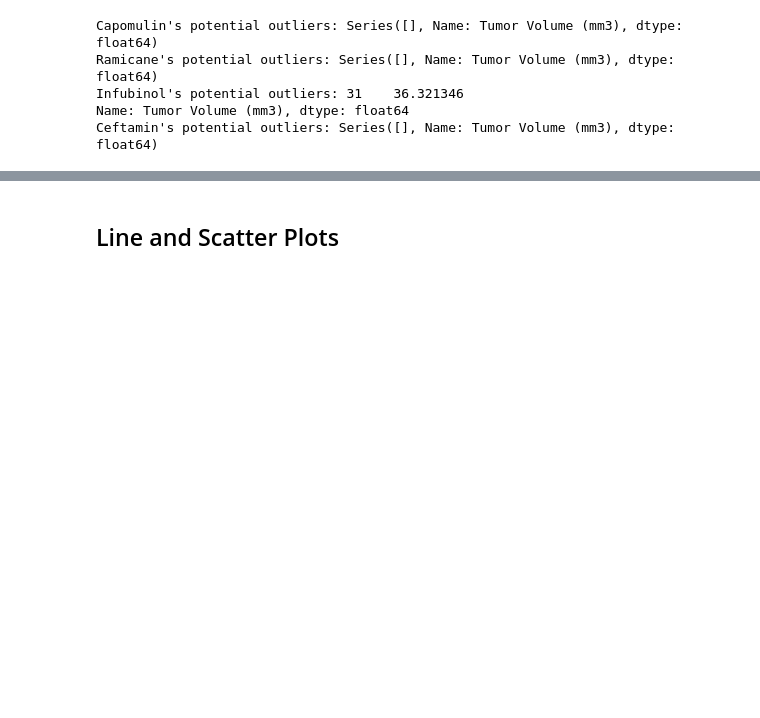
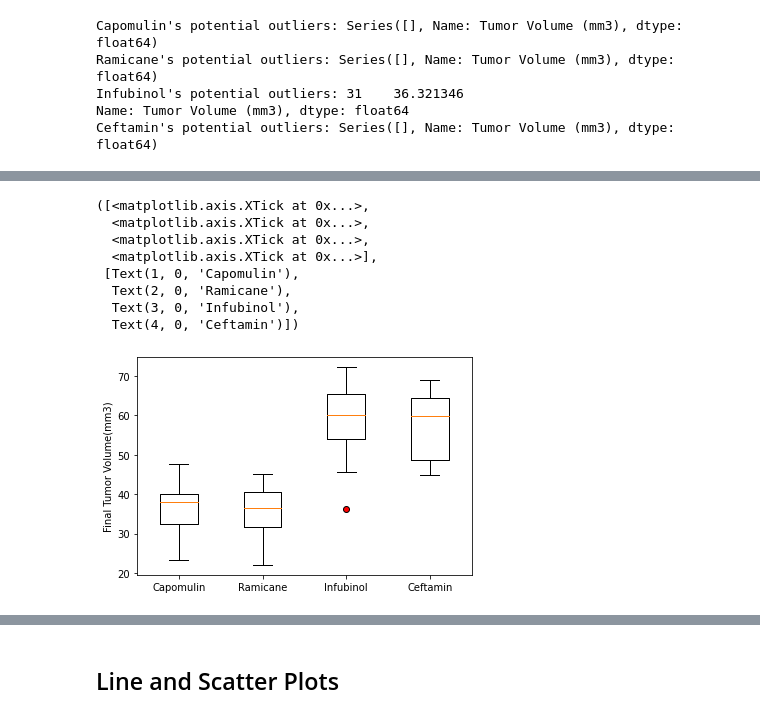
Before and after one commit to akarpie96/Matplotlib-Challenge, a Jupyter notebook: Pymaceuticals Inc..ipynb, the cells around one changed output, grey strips where cells are left out. Drawn from its saved outputs; the diff is of its cells as text; code cells hidden in the pictures; blank space fills up the shorter version.

Commit message:
added box plots

```diff
--- a/Pymaceuticals Inc..ipynb
+++ b/Pymaceuticals Inc..ipynb
@@ -433,0 +430,18 @@ Ceftamin's potential outliers: Series([], Name: Tumor Volume (mm3), dtype: float
+# %%
+# Generate a box plot of the final tumor volume of each mouse across four regimens of interest
+data=[cap_vol_merge["Tumor Volume (mm3)"],Ram_vol_merge["Tumor Volume (mm3)"],Inf_vol_merge["Tumor Volume (mm3)"],Cef_vol_merge["Tumor Volume (mm3)"]]
+fix2, ax2 = plt.subplots()
+red_circle=dict(markerfacecolor='r', marker='o')
+ax2.boxplot(data,flierprops=red_circle)
+ax2.set_ylabel("Final Tumor Volume(mm3)")
+plt.xticks([1,2,3,4],["Capomulin", "Ramicane", "Infubinol", "Ceftamin"])
+# %% [output]
+([<matplotlib.axis.XTick at 0x...>,
+  <matplotlib.axis.XTick at 0x...>,
+  <matplotlib.axis.XTick at 0x...>,
+  <matplotlib.axis.XTick at 0x...>],
+ [Text(1, 0, 'Capomulin'),
+  Text(2, 0, 'Ramicane'),
+  Text(3, 0, 'Infubinol'),
+  Text(4, 0, 'Ceftamin')])
+[figure, added]
```
Also changed, not shown: parts of 2 cells of this notebook.
